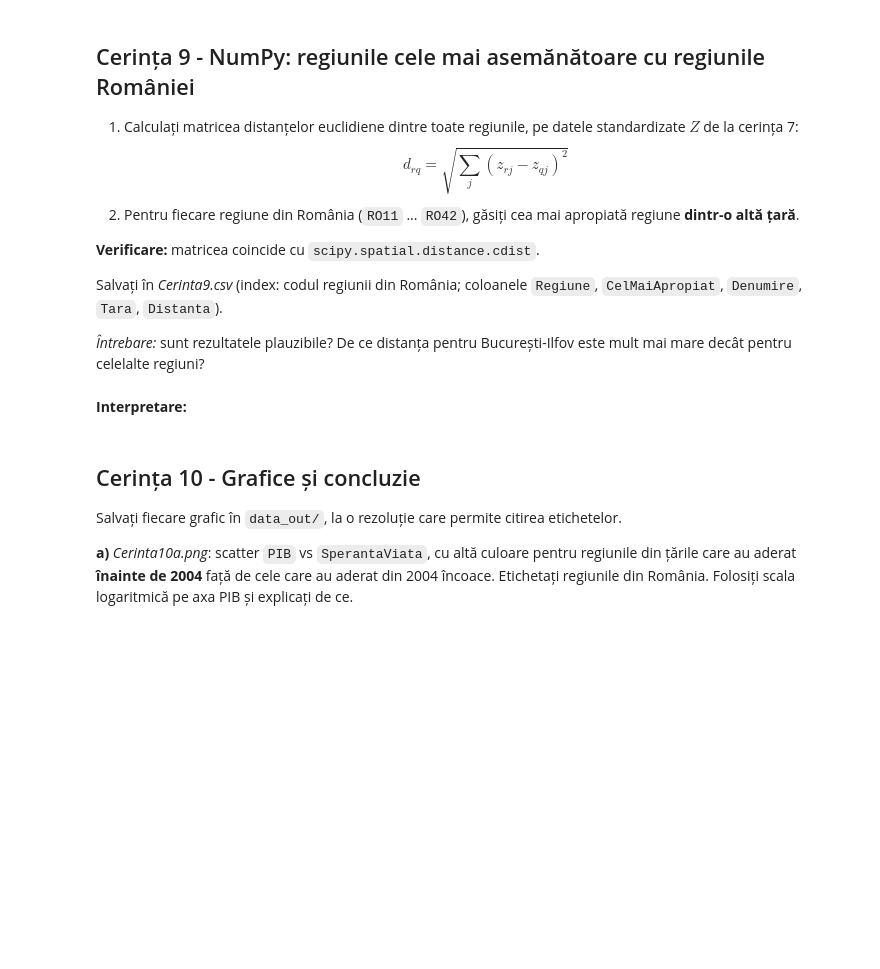
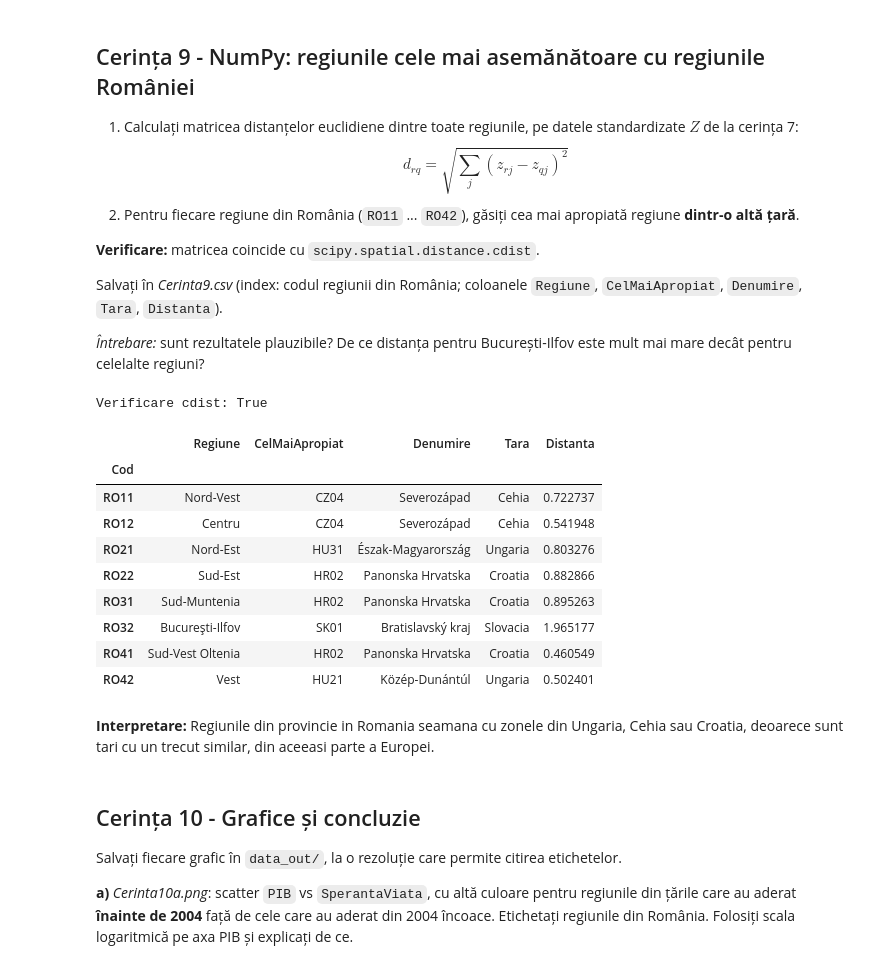
Before and after one commit to radustefania1/Dezvoltare_Software_Pentru_Analiza_Datelor, a Jupyter notebook: Teme/tema1_/tema1.ipynb, the cells around one changed output. Drawn from its saved outputs; the diff is of its cells as text; code cells hidden in the pictures; blank space fills up the shorter version.

```diff
--- a/Teme/tema1_/tema1.ipynb
+++ b/Teme/tema1_/tema1.ipynb
@@ -151,8 +475,53 @@ $$d_{rq} = \sqrt{\sum_{j} (z_{rj} - z_{qj})^2}$$
 Salvați în *Cerinta9.csv* (index: codul regiunii din România; coloanele `Regiune`, `CelMaiApropiat`, `Denumire`, `Tara`, `Distanta`).
 
 *Întrebare:* sunt rezultatele plauzibile? De ce distanța pentru București-Ilfov este mult mai mare decât pentru celelalte regiuni?
+# %%
+X = tabel2[coloane].values
+Z = (X - np.mean(X, axis=0)) / np.std(X, axis=0, ddof=0)
+
+#matrice distante
+dist_matrix = np.sqrt(np.sum((Z[:, np.newaxis, :] - Z[np.newaxis, :, :]) ** 2, axis=2))
+print("Verificare cdist:", np.allclose(dist_matrix, cdist(Z, Z)))
+
+#regiuni romania
+rezultate = []
+regiuni_ro = tabel2[tabel2["Tara"] == "Romania"]
+alte_tari_mask = (tabel2["Tara"] != "Romania").values
+
+for cod_ro in regiuni_ro.index:
+    idx_ro = tabel2.index.get_loc(cod_ro)
+    distante = dist_matrix[idx_ro]
+    distante_alte_tari = np.where(alte_tari_mask, distante, np.inf)
+
+    index_min = np.argmin(distante_alte_tari)
+    cod_apropiat = tabel2.index[index_min]
+
+    rezultate.append({
+        "Cod": cod_ro,
+        "Regiune": tabel2.loc[cod_ro, "Denumire"],
+        "CelMaiApropiat": cod_apropiat,
+        "Denumire": tabel2.loc[cod_apropiat, "Denumire"],
+        "Tara": tabel2.loc[cod_apropiat, "Tara"],
+        "Distanta": distante[index_min]
+    })
+
+tabel9 = pd.DataFrame(rezultate).set_index("Cod")
+tabel9.to_csv("./data_out/Cerinta9.csv")
+display(tabel9)
+# %% [output]
+Verificare cdist: True
+|  | Regiune | CelMaiApropiat | Denumire | Tara | Distanta |
+| Cod |  |  |  |  |  |
+| RO11 | Nord-Vest | CZ04 | Severozápad | Cehia | 0.722737 |
+| RO12 | Centru | CZ04 | Severozápad | Cehia | 0.541948 |
+| RO21 | Nord-Est | HU31 | Észak-Magyarország | Ungaria | 0.803276 |
+| RO22 | Sud-Est | HR02 | Panonska Hrvatska | Croatia | 0.882866 |
+| RO31 | Sud-Muntenia | HR02 | Panonska Hrvatska | Croatia | 0.895263 |
+| RO32 | Bucureşti-Ilfov | SK01 | Bratislavský kraj | Slovacia | 1.965177 |
+| RO41 | Sud-Vest Oltenia | HR02 | Panonska Hrvatska | Croatia | 0.460549 |
+| RO42 | Vest | HU21 | Közép-Dunántúl | Ungaria | 0.502401 |
 # %% [markdown]
-**Interpretare:**
+**Interpretare:** Regiunile din provincie in Romania seamana cu zonele din Ungaria, Cehia sau Croatia, deoarece sunt tari cu un trecut similar, din aceeasi parte a Europei.
 # %% [markdown]
 ## Cerința 10 - Grafice și concluzie
 
```
Also changed, not shown: parts of 18 cells of this notebook, 11 other files.
